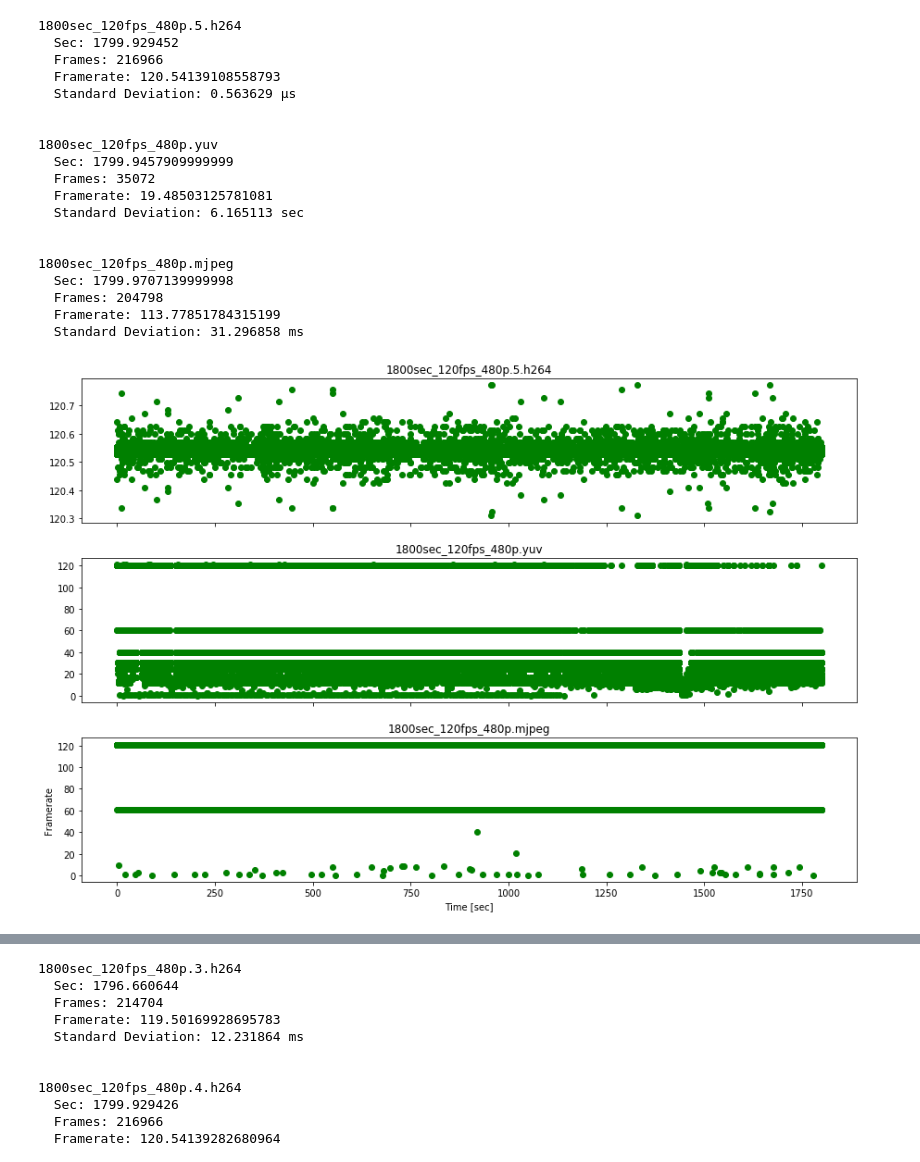
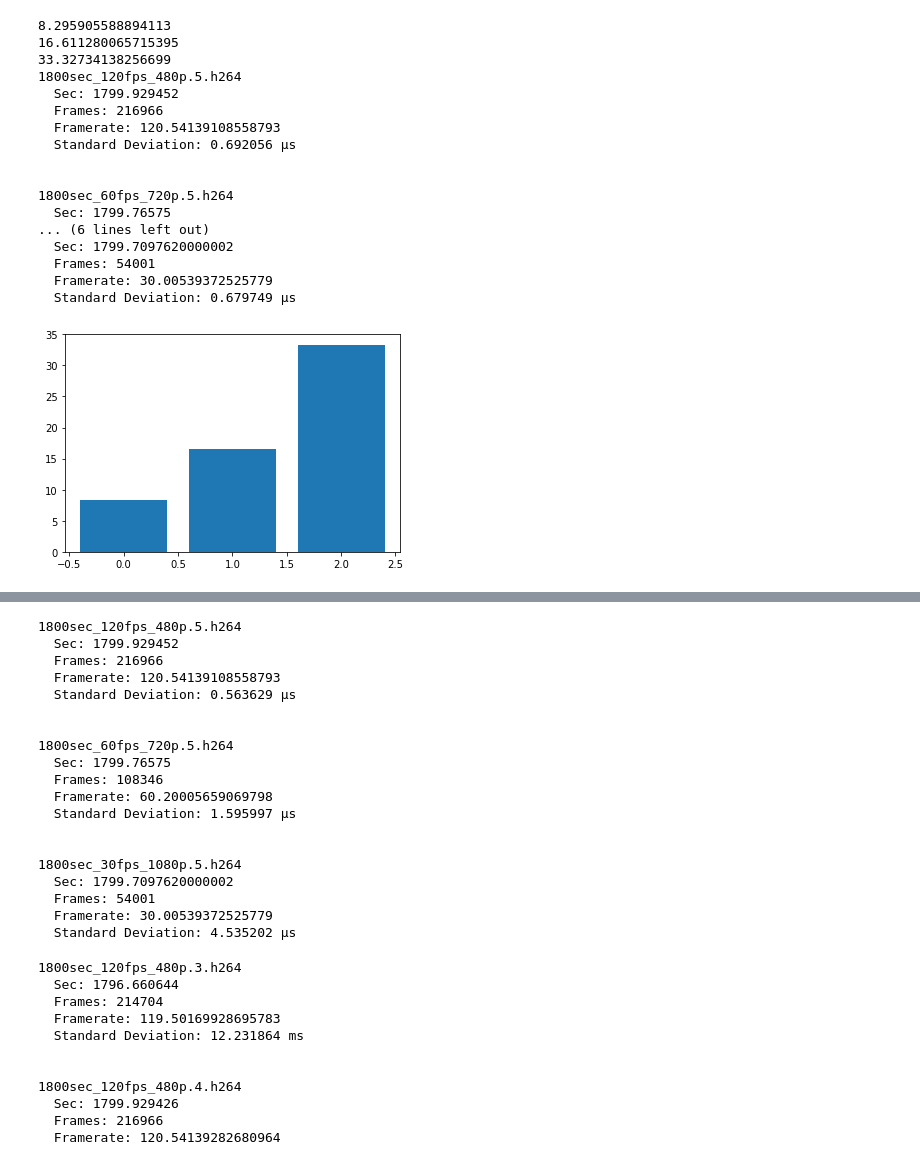
Before and after one commit to zacharyselk/picam, a Jupyter notebook: evaluation/Untitled.ipynb, the cells around one changed output, grey strips where cells are left out. Saved outputs shown, nothing was run; the diff lists cells and outputs as text; code cells hidden in the pictures.

```diff
--- a/evaluation/Untitled.ipynb
+++ b/evaluation/Untitled.ipynb
@@ -9,34 +9,33 @@ import analysis_tools as tools
 LOGS_PATH = '../logs/'
 # %%
 obj = tools.evaluate([LOGS_PATH + '1800sec_120fps_480p.5.h264.ts',
-                      LOGS_PATH + '1800sec_120fps_480p.yuv.ts',
-                      LOGS_PATH + '1800sec_120fps_480p.mjpeg.ts'
+                      LOGS_PATH + '1800sec_60fps_720p.5.h264.ts',
+                      LOGS_PATH + '1800sec_30fps_1080p.5.h264.ts'
                      ])
 obj.x_size = 15
 obj.y_size = 10
 obj.info()
-obj.plot_framerate()
-obj.plot_relative_deviation()
-obj.plot_timestamps()
-obj.plot_dropped_frames()
+obj.plot_standards()
+#obj.plot_framerate()
+#obj.plot_relative_deviation()
+#obj.plot_timestamps()
+#obj.plot_dropped_frames()
 # %% [output]
+8.295905588894113
+16.611280065715395
+33.32734138256699
 1800sec_120fps_480p.5.h264
   Sec: 1799.929452
   Frames: 216966
   Framerate: 120.54139108558793
-  Standard Deviation: 0.563629 µs
+  Standard Deviation: 0.692056 µs
 
 
-1800sec_120fps_480p.yuv
-  Sec: 1799.9457909999999
-  Frames: 35072
-  Framerate: 19.48503125781081
-  Standard Deviation: 6.165113 sec
-
-
-1800sec_120fps_480p.mjpeg
-  Sec: 1799.9707139999998
-  Frames: 204798
-  Framerate: 113.77851784315199
-  Standard Deviation: 31.296858 ms
+1800sec_60fps_720p.5.h264
+  Sec: 1799.76575
+... (6 lines left out)
+  Sec: 1799.7097620000002
+  Frames: 54001
+  Framerate: 30.00539372525779
+  Standard Deviation: 0.679749 µs
-[figure, old version]
+[figure, new version]
@@ -46,3 +42,31 @@ obj.plot_dropped_frames()
+# %%
+obj = tools.evaluate([LOGS_PATH + '1800sec_120fps_480p.5.h264.ts',
+                      LOGS_PATH + '1800sec_60fps_720p.5.h264.ts',
+                      LOGS_PATH + '1800sec_30fps_1080p.5.h264.ts'
+                     ])
+obj.x_size = 15
+obj.y_size = 10
+obj.info()
+# %% [output]
+1800sec_120fps_480p.5.h264
+  Sec: 1799.929452
+  Frames: 216966
+  Framerate: 120.54139108558793
+  Standard Deviation: 0.563629 µs
+
+
+1800sec_60fps_720p.5.h264
+  Sec: 1799.76575
+  Frames: 108346
+  Framerate: 60.20005659069798
+  Standard Deviation: 1.595997 µs
+
+
+1800sec_30fps_1080p.5.h264
+  Sec: 1799.7097620000002
+  Frames: 54001
+  Framerate: 30.00539372525779
+  Standard Deviation: 4.535202 µs
 # %%
 # Max for 1080p
 obj = tools.evaluate([LOGS_PATH + '1800sec_120fps_480p.3.h264.ts',
```
Also changed, not shown: parts of 1 cell of this notebook, 7 other files.
